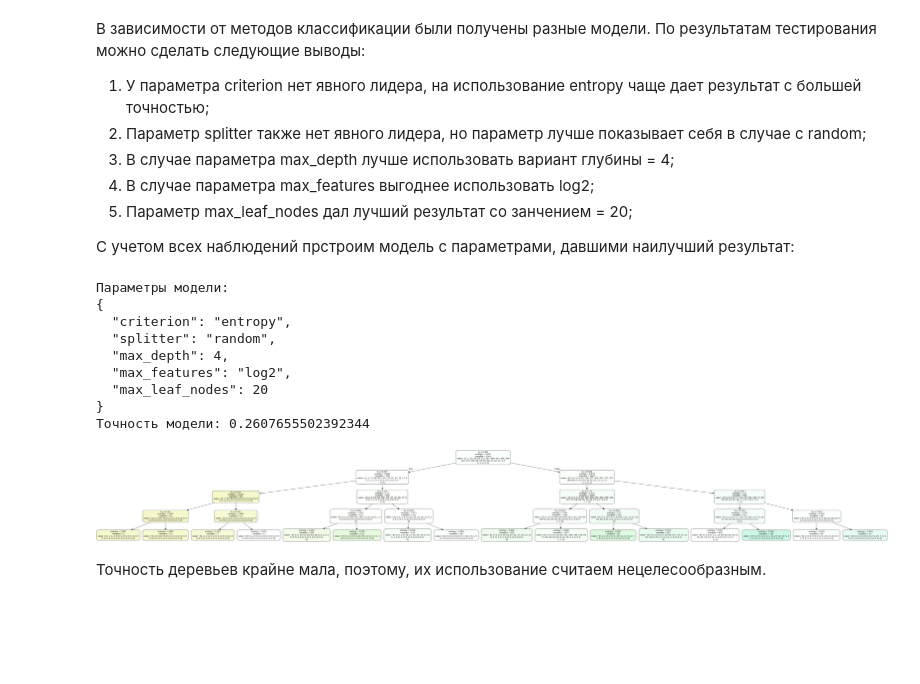
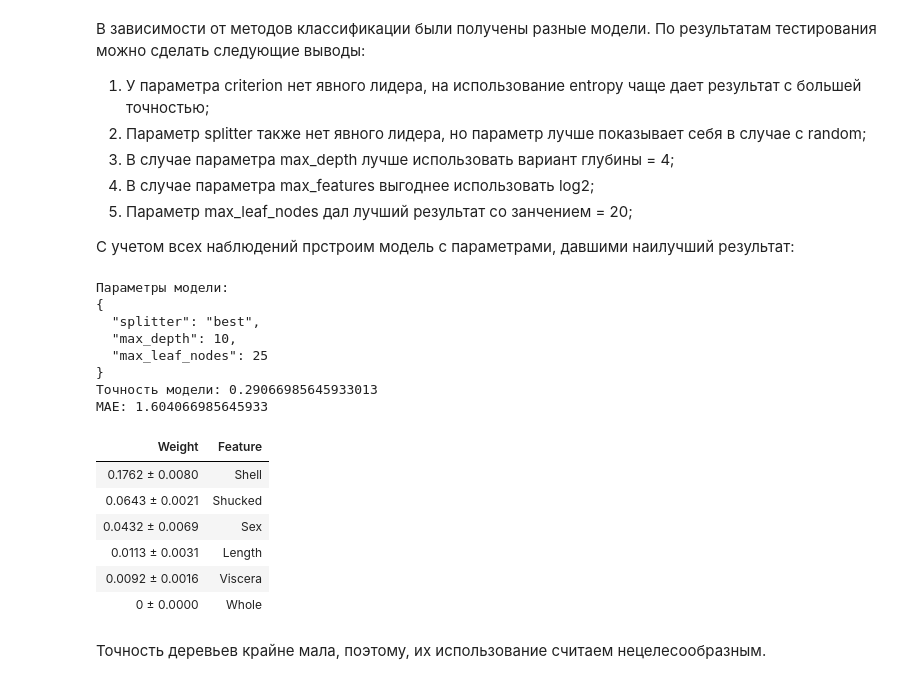
Before and after one commit to avdosev/abalone_analysis, a Jupyter notebook: abalone.ipynb, the cells around one changed output. Drawn from its saved outputs; the diff is of its cells as text; code cells hidden in the pictures; blank space fills up the shorter version.

```diff
--- a/abalone.ipynb
+++ b/abalone.ipynb
@@ -246,12 +259,17 @@ def test_model(trainX, trainY, testX, testY, model, **kwargs):
     print('Параметры модели:\n', json.dumps(kwargs, indent=2), sep='')
     m = model(**kwargs)
     m.fit(trainX, trainY)
+    print('Точность модели:', m.score(testX, testY))
+    print('MAE:', mean_absolute_error(m.predict(testX), testY))
+    print()
+    return m
+
+def show_graph(m):
     dot_data = StringIO()
     export_graphviz(m, out_file=dot_data,
                 filled=True, rounded=True,
                 special_characters=True)
     graph = pydotplus.graph_from_dot_data(dot_data.getvalue())
-    print('Точность модели:', m.score(testX, testY))
     return graph
 # %% [markdown]
 Протестируем деревья с различными параметрами:
@@ -313,21 +331,31 @@ for leaf_nodes in [None, 3, 6, 10, 20, 50, 100]:
 С учетом всех наблюдений прстроим модель с параметрами, давшими наилучший результат:
 # %%
 best_tree = test_model(X_train, y_train, X_test, y_test,
-                       DecisionTreeClassifier, criterion='entropy', splitter='random',
-                       max_depth=4, max_features='log2', max_leaf_nodes=20)
-best_tree.write_png('best_tree.png')
-Image(best_tree.create_png())
+                       DecisionTreeClassifier, splitter='best',
+                       max_depth=10, max_leaf_nodes=25)
+# best_tree = show_graph(best_tree)
+# best_tree.write_png('best_tree.png')
+# Image(best_tree.create_png())
 # %% [output]
 Параметры модели:
 {
-  "criterion": "entropy",
-  "splitter": "random",
-  "max_depth": 4,
-  "max_features": "log2",
-  "max_leaf_nodes": 20
+  "splitter": "best",
+  "max_depth": 10,
+  "max_leaf_nodes": 25
 }
-Точность модели: 0.2607655502392344
+Точность модели: 0.29066985645933013
+MAE: 1.604066985645933
-[figure, removed]
+# %%
+perm = PermutationImportance(best_tree, random_state=1).fit(X_train, y_train)
+eli5.show_weights(perm, feature_names = X_train.columns.tolist())
+# %% [output]
+| Weight | Feature |
+| 0.1762 ± 0.0080 | Shell |
+| 0.0643 ± 0.0021 | Shucked |
+| 0.0432 ± 0.0069 | Sex |
+| 0.0113 ± 0.0031 | Length |
+| 0.0092 ± 0.0016 | Viscera |
+| 0 ± 0.0000 | Whole |
 # %% [markdown]
 Точность деревьев крайне мала, поэтому, их использование считаем нецелесообразным.
 # %% [markdown]
```
Also changed, not shown: parts of 20 cells of this notebook, 1 other file.
